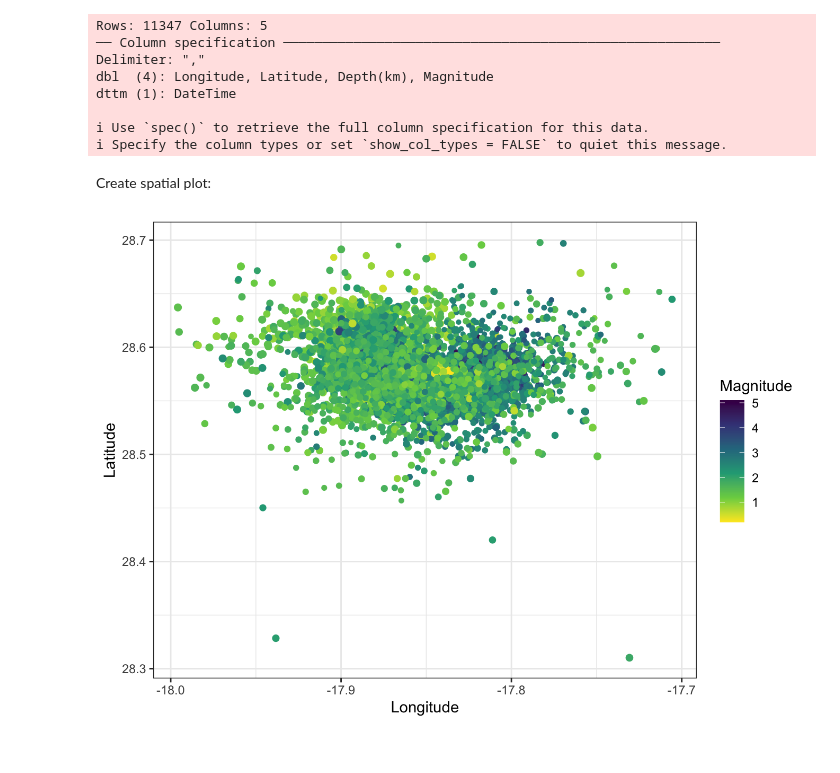
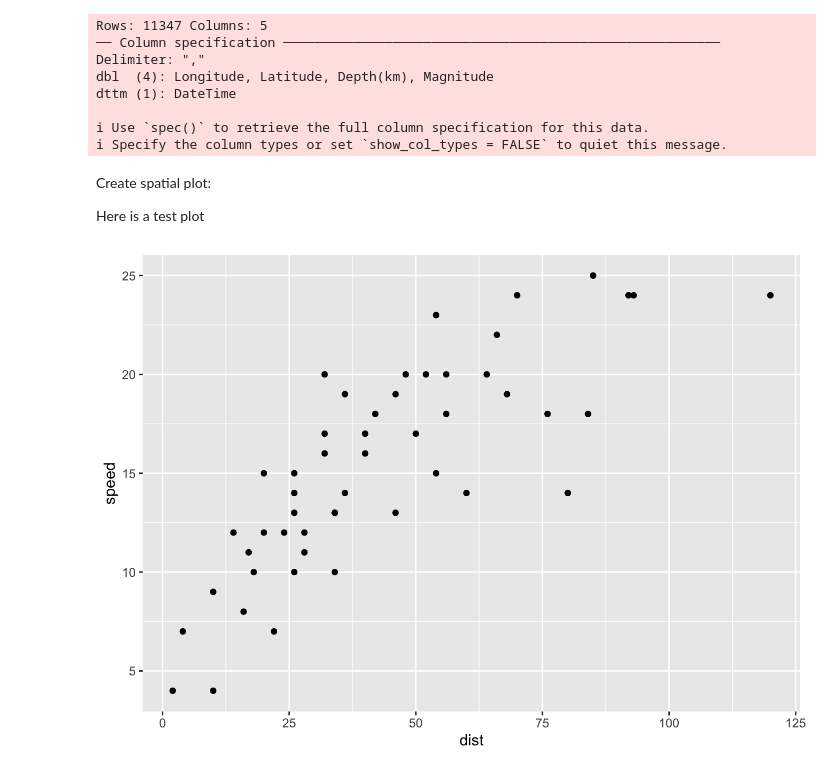
Before and after one commit to KamrynMansfield/transpo_budget_ces, a Jupyter notebook: notebooks/explore-earthquakes.out.ipynb, the cells around one changed output. Cells and saved outputs as stored; diff of their text form; code cells hidden in the pictures.

```diff
--- a/notebooks/explore-earthquakes.out.ipynb
+++ b/notebooks/explore-earthquakes.out.ipynb
@@ -30,13 +30,12 @@ dttm (1): DateTime
 ℹ Specify the column types or set `show_col_types = FALSE` to quiet this message.
 # %% [markdown]
 Create spatial plot:
+
+Here is a test plot
-# %%
-#|   against longitude."
-la_palma |>
-  ggplot(aes(Longitude, Latitude)) +
-  geom_point(aes(color = Magnitude, size = 40-`Depth(km)`)) +
-  scale_color_viridis_c(direction = -1) +
-  scale_size(range = c(0.5, 2), guide = "none") +
-  theme_bw()
-# %% [output]
-[figure, removed]
+# %%
+
+cars |>
+  ggplot(aes(x = dist, y = speed)) +
+  geom_point()
+# %% [output]
+[figure, added]
```
Also changed, not shown: parts of 1 cell of this notebook, 26 other files.
